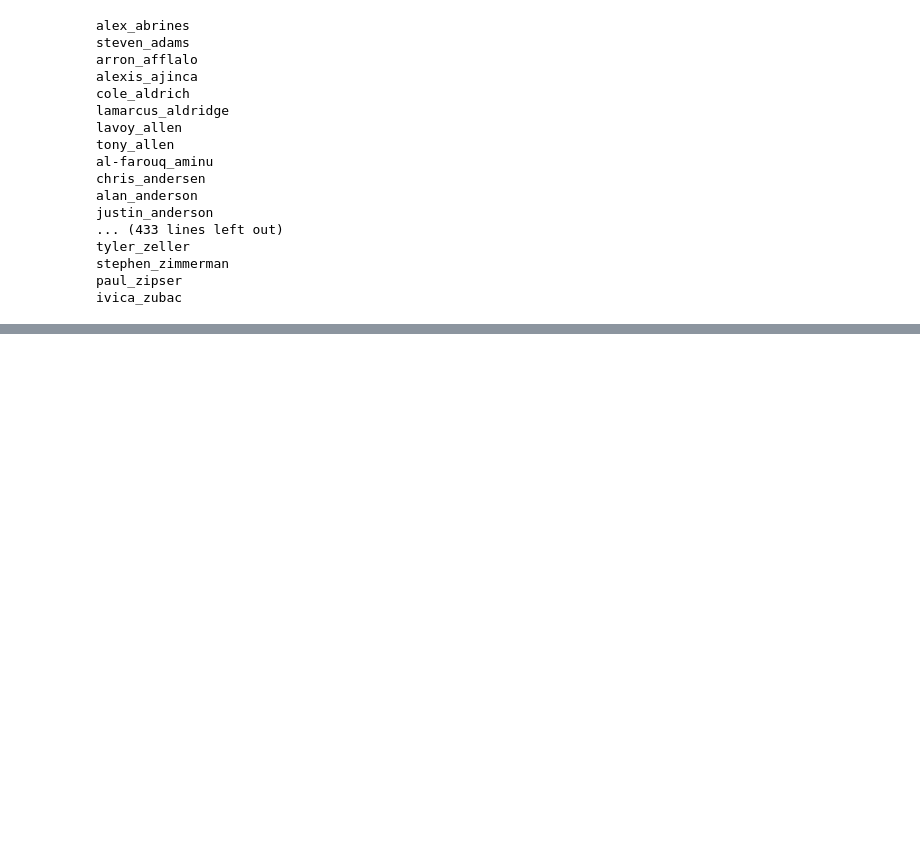
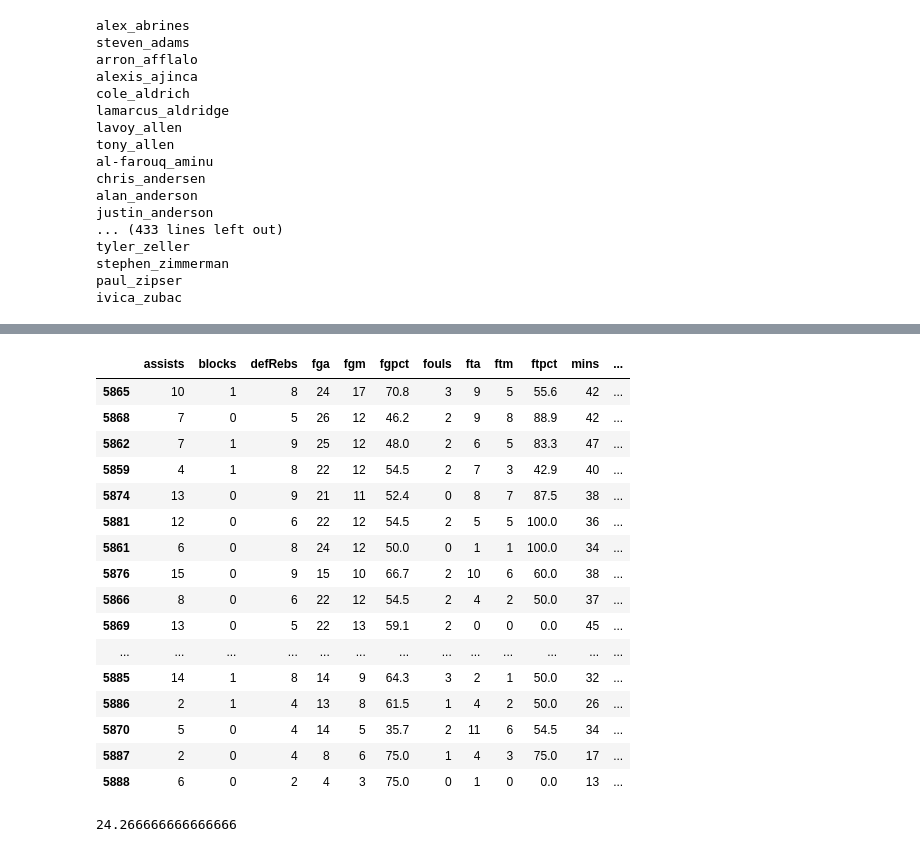
Before and after one commit to ronin0411/AB105ETL, a Jupyter notebook: AB105_ETL_20161229.ipynb, the cells around one changed output, grey strips where cells are left out. Saved outputs shown, nothing was run; the diff lists cells and outputs as text; code cells hidden in the pictures; blank space fills up the shorter version.

```diff
--- a/AB105_ETL_20161229.ipynb
+++ b/AB105_ETL_20161229.ipynb
@@ -664,0 +669,5 @@ with open('names.csv', 'w') as csvfile:
+# %%
+import pandas as pd
+pd.set_option('display.max_columns', 999)
+# %%
+df = pd.read_csv('./nba_stats.csv')
@@ -664,0 +683,2 @@ with open('names.csv', 'w') as csvfile:
+# %%
+df2 = df.query('player_code == "lebron_james"')
@@ -664,0 +694,24 @@ with open('names.csv', 'w') as csvfile:
+# %%
+df2.sort('points', ascending=False)
+# %% [output]
+|  | assists | blocks | defRebs | fga | fgm | fgpct | fouls | fta | ftm | ftpct | mins | ... |
+| 5865 | 10 | 1 | 8 | 24 | 17 | 70.8 | 3 | 9 | 5 | 55.6 | 42 | ... |
+| 5868 | 7 | 0 | 5 | 26 | 12 | 46.2 | 2 | 9 | 8 | 88.9 | 42 | ... |
+| 5862 | 7 | 1 | 9 | 25 | 12 | 48.0 | 2 | 6 | 5 | 83.3 | 47 | ... |
+| 5859 | 4 | 1 | 8 | 22 | 12 | 54.5 | 2 | 7 | 3 | 42.9 | 40 | ... |
+| 5874 | 13 | 0 | 9 | 21 | 11 | 52.4 | 0 | 8 | 7 | 87.5 | 38 | ... |
+| 5881 | 12 | 0 | 6 | 22 | 12 | 54.5 | 2 | 5 | 5 | 100.0 | 36 | ... |
+| 5861 | 6 | 0 | 8 | 24 | 12 | 50.0 | 0 | 1 | 1 | 100.0 | 34 | ... |
+| 5876 | 15 | 0 | 9 | 15 | 10 | 66.7 | 2 | 10 | 6 | 60.0 | 38 | ... |
+| 5866 | 8 | 0 | 6 | 22 | 12 | 54.5 | 2 | 4 | 2 | 50.0 | 37 | ... |
+| 5869 | 13 | 0 | 5 | 22 | 13 | 59.1 | 2 | 0 | 0 | 0.0 | 45 | ... |
+| ... | ... | ... | ... | ... | ... | ... | ... | ... | ... | ... | ... | ... |
+| 5885 | 14 | 1 | 8 | 14 | 9 | 64.3 | 3 | 2 | 1 | 50.0 | 32 | ... |
+| 5886 | 2 | 1 | 4 | 13 | 8 | 61.5 | 1 | 4 | 2 | 50.0 | 26 | ... |
+| 5870 | 5 | 0 | 4 | 14 | 5 | 35.7 | 2 | 11 | 6 | 54.5 | 34 | ... |
+| 5887 | 2 | 0 | 4 | 8 | 6 | 75.0 | 1 | 4 | 3 | 75.0 | 17 | ... |
+| 5888 | 6 | 0 | 2 | 4 | 3 | 75.0 | 0 | 1 | 0 | 0.0 | 13 | ... |
+# %%
+df2['points'].mean()
+# %% [output]
+24.266666666666666
```
Also changed, not shown: parts of 33 cells of this notebook.
